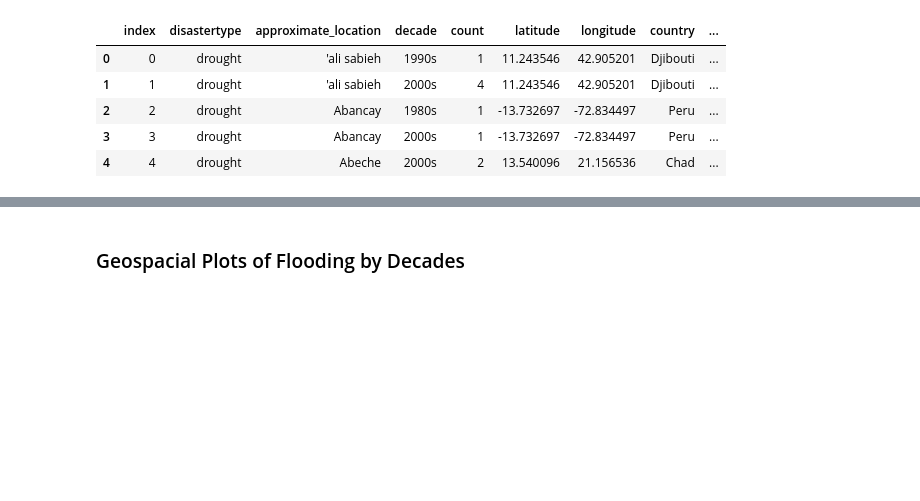
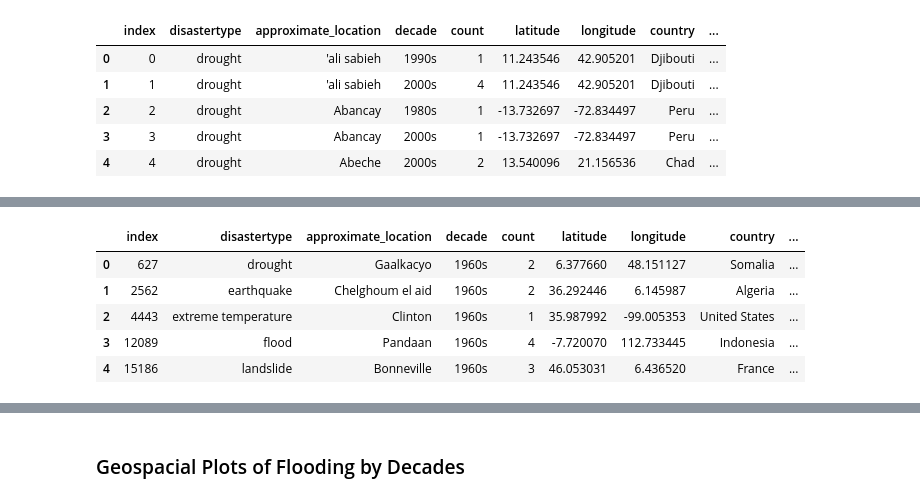
Before and after one commit to andrewplane/project_one, a Jupyter notebook: main_combined.ipynb, the cells around one changed output, grey strips where cells are left out. Cells and saved outputs as stored; diff of their text form; code cells hidden in the pictures; blank space fills up the shorter version.

```diff
--- a/main_combined.ipynb
+++ b/main_combined.ipynb
@@ -282,7 +285,7 @@ decades.head()
 | 4 | 187 | Angola | 2009 | 3 | Mupa | flood | 2009-0092 | -16.200065 | 15.844189 | ... |
 # %%
 # Identifying approximate locations affected by disaster type and decade
-approximate_location_count = decades.groupby(['disastertype','approximate_location', 'decade'], observed=True).['id'].nunique().reset_index(name='count')
+approximate_location_count = decades.groupby(['disastertype','approximate_location', 'decade'], observed=True)['id'].nunique().reset_index(name='count')
 
 # Taking latitude and longitude data from decades df
 locations_df = decades.drop_duplicates(subset = 'approximate_location')[['approximate_location','latitude','longitude','country']]
@@ -322,8 +327,15 @@ print(f'{city}, {country} has had the most natural disasters from 1960 to 2018 w
 # %%
 # Creation of df to identify cities with most events based on decade and disaster type
-max_storm_count_by_decade = storm_count_by_decade.loc[storm_count_by_decade.groupby(['decade', 'disastertype'])['count'].idxmax()].reset_index(drop=True)
+max_storm_count_by_decade = storm_count_by_decade.loc[storm_count_by_decade.groupby(['decade', 'disastertype'], observed=True)['count'].idxmax()].reset_index(drop=True)
 
 # Display the dataframe
 max_storm_count_by_decade.head()
+# %% [output]
+|  | index | disastertype | approximate_location | decade | count | latitude | longitude | country | ... |
+| 0 | 627 | drought | Gaalkacyo | 1960s | 2 | 6.377660 | 48.151127 | Somalia | ... |
+| 1 | 2562 | earthquake | Chelghoum el aid | 1960s | 2 | 36.292446 | 6.145987 | Algeria | ... |
+| 2 | 4443 | extreme temperature | Clinton | 1960s | 1 | 35.987992 | -99.005353 | United States | ... |
+| 3 | 12089 | flood | Pandaan | 1960s | 4 | -7.720070 | 112.733445 | Indonesia | ... |
+| 4 | 15186 | landslide | Bonneville | 1960s | 3 | 46.053031 | 6.436520 | France | ... |
 # %%
 # Interactive geoplot
```
Also changed, not shown: parts of 25 cells of this notebook.
